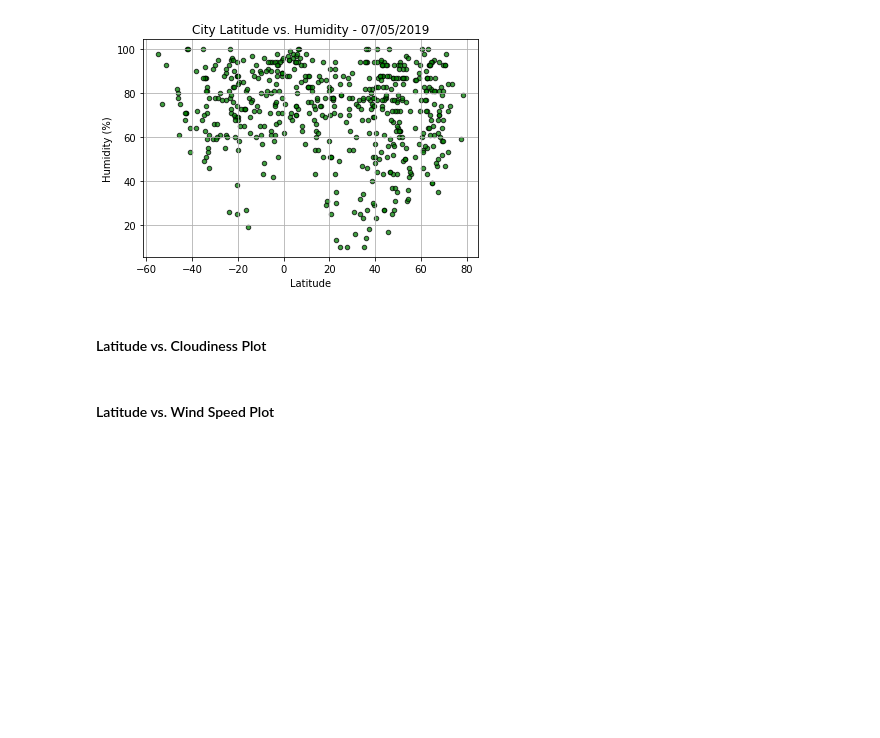
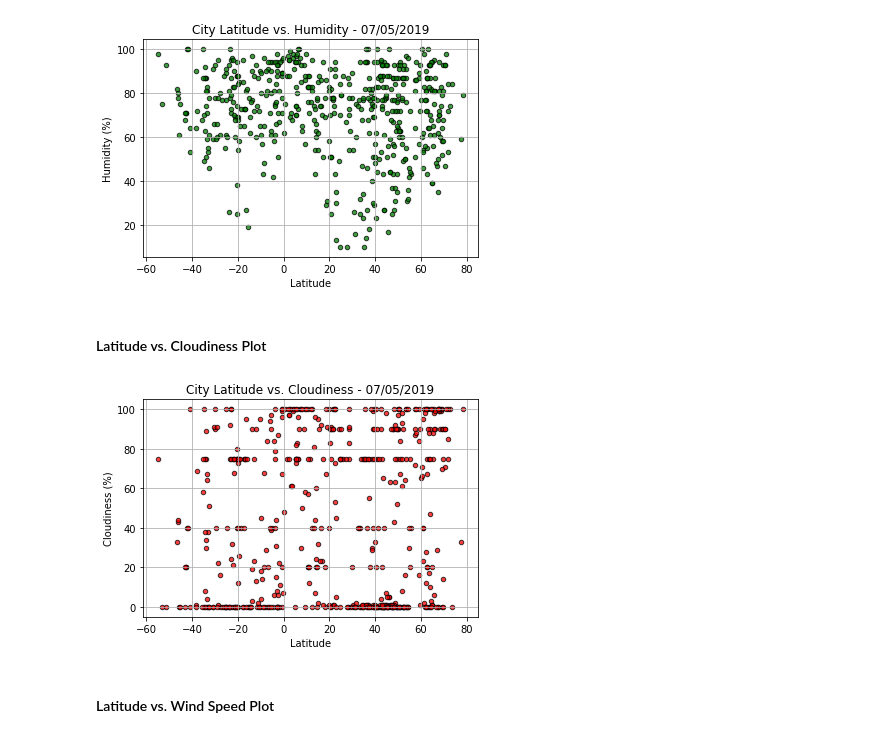
Before and after one commit to ZGrinacoff/WeatherPy, a Jupyter notebook: WeatherPy/WeatherPy.ipynb, the cells around one changed output. Saved outputs shown, nothing was run; the diff lists cells and outputs as text; code cells hidden in the pictures; blank space fills up the shorter version.

Commit message:
Added cloudiness vs Lat scatter plot

```diff
--- a/WeatherPy/WeatherPy.ipynb
+++ b/WeatherPy/WeatherPy.ipynb
@@ -193,5 +193,21 @@ plt.show()
 [figure]
 # %% [markdown]
 #### Latitude vs. Cloudiness Plot
+# %%
+# Create scatter plot for Lat vs Cloudiness.
+plt.scatter(df_weather['Lat'], df_weather['Cloudiness'], marker='o', s=20, c='r', edgecolors='black', alpha=.75)
+
+# Format axis and labels.
+plt.title('City Latitude vs. Cloudiness - 07/05/2019')
+plt.ylabel('Cloudiness (%)')
+plt.xlabel('Latitude')
+plt.grid(True)
+
+# Save the figure.
+plt.savefig('../Images/Cloudiness_vs_Lat.png')
+
+plt.show()
+# %% [output]
+[figure, added]
 # %% [markdown]
 #### Latitude vs. Wind Speed Plot
```
